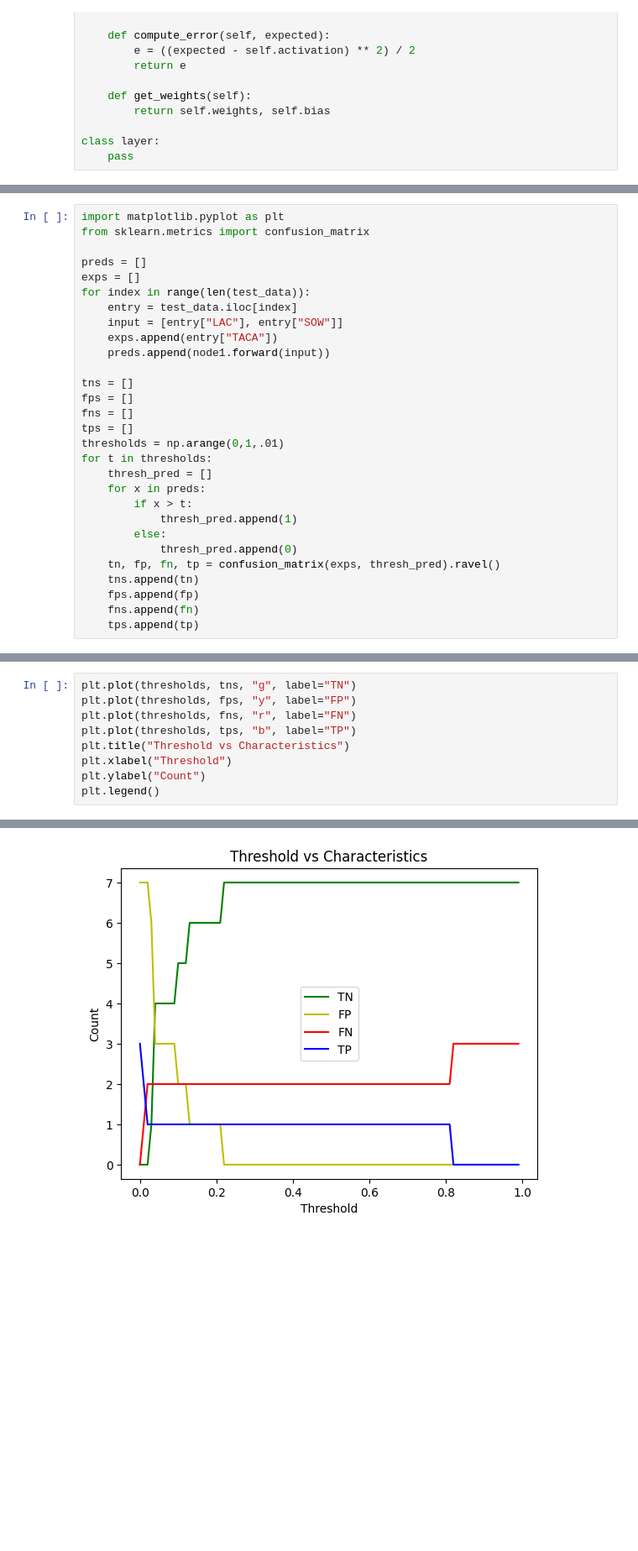
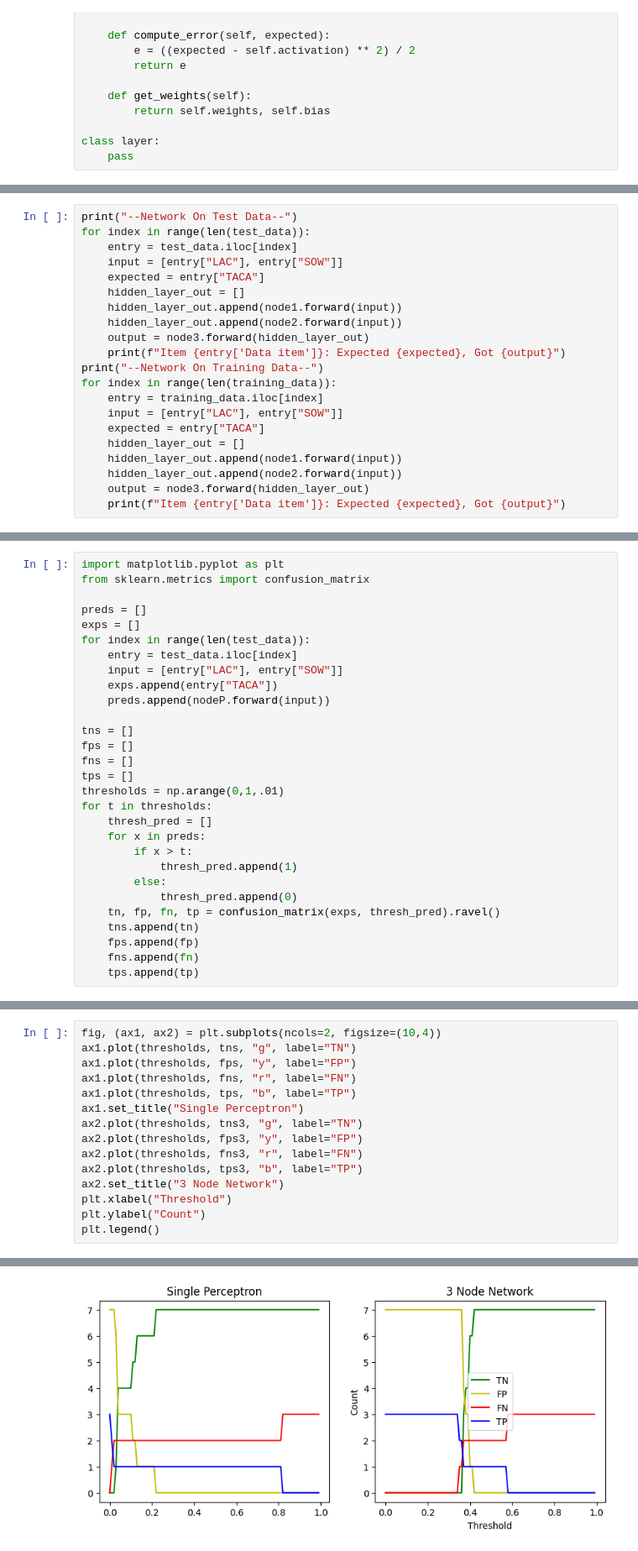
Before and after one commit to CTrigger134679/NeuralNetworkProject, a Jupyter notebook: singlePerceptron.ipynb, the cells around one changed output, grey strips where cells are left out. Shown at 84% size. Saved outputs shown, nothing was run; the diff lists cells and outputs as text; blank space fills up the shorter version.

Commit message:
"added more plots and the full network to the notebook"

```diff
--- a/singlePerceptron.ipynb
+++ b/singlePerceptron.ipynb
@@ -155,0 +211,21 @@ Item 19.0: Expected 0.0, Got 0.022443196042726356
+# %%
+print("--Network On Test Data--")
+for index in range(len(test_data)):
+    entry = test_data.iloc[index]
+    input = [entry["LAC"], entry["SOW"]]
+    expected = entry["TACA"]
+    hidden_layer_out = []
+    hidden_layer_out.append(node1.forward(input))
+    hidden_layer_out.append(node2.forward(input))
+    output = node3.forward(hidden_layer_out)
+    print(f"Item {entry['Data item']}: Expected {expected}, Got {output}")
+print("--Network On Training Data--")
+for index in range(len(training_data)):
+    entry = training_data.iloc[index]
+    input = [entry["LAC"], entry["SOW"]]
+    expected = entry["TACA"]
+    hidden_layer_out = []
+    hidden_layer_out.append(node1.forward(input))
+    hidden_layer_out.append(node2.forward(input))
+    output = node3.forward(hidden_layer_out)
+    print(f"Item {entry['Data item']}: Expected {expected}, Got {output}")
@@ -163,7 +259,7 @@ for index in range(len(test_data)):
     entry = test_data.iloc[index]
     input = [entry["LAC"], entry["SOW"]]
     exps.append(entry["TACA"])
-    preds.append(node1.forward(input))
+    preds.append(nodeP.forward(input))
 
 tns = []
 fps = []
@@ -185,15 +311,21 @@ for t in thresholds:
 # %%
-plt.plot(thresholds, tns, "g", label="TN")
-plt.plot(thresholds, fps, "y", label="FP")
-plt.plot(thresholds, fns, "r", label="FN")
-plt.plot(thresholds, tps, "b", label="TP")
-plt.title("Threshold vs Characteristics")
+fig, (ax1, ax2) = plt.subplots(ncols=2, figsize=(10,4))
+ax1.plot(thresholds, tns, "g", label="TN")
+ax1.plot(thresholds, fps, "y", label="FP")
+ax1.plot(thresholds, fns, "r", label="FN")
+ax1.plot(thresholds, tps, "b", label="TP")
+ax1.set_title("Single Perceptron")
+ax2.plot(thresholds, tns3, "g", label="TN")
+ax2.plot(thresholds, fps3, "y", label="FP")
+ax2.plot(thresholds, fns3, "r", label="FN")
+ax2.plot(thresholds, tps3, "b", label="TP")
+ax2.set_title("3 Node Network")
 plt.xlabel("Threshold")
 plt.ylabel("Count")
 plt.legend()
 # %% [output]
 <matplotlib.legend.Legend at 0x...>
-[figure, old version]
+[figure, new version]
 # %%
 tns = np.array(tns)
 fps = np.array(fps)
```
Also changed, not shown: parts of 15 cells of this notebook, 1 other file.
